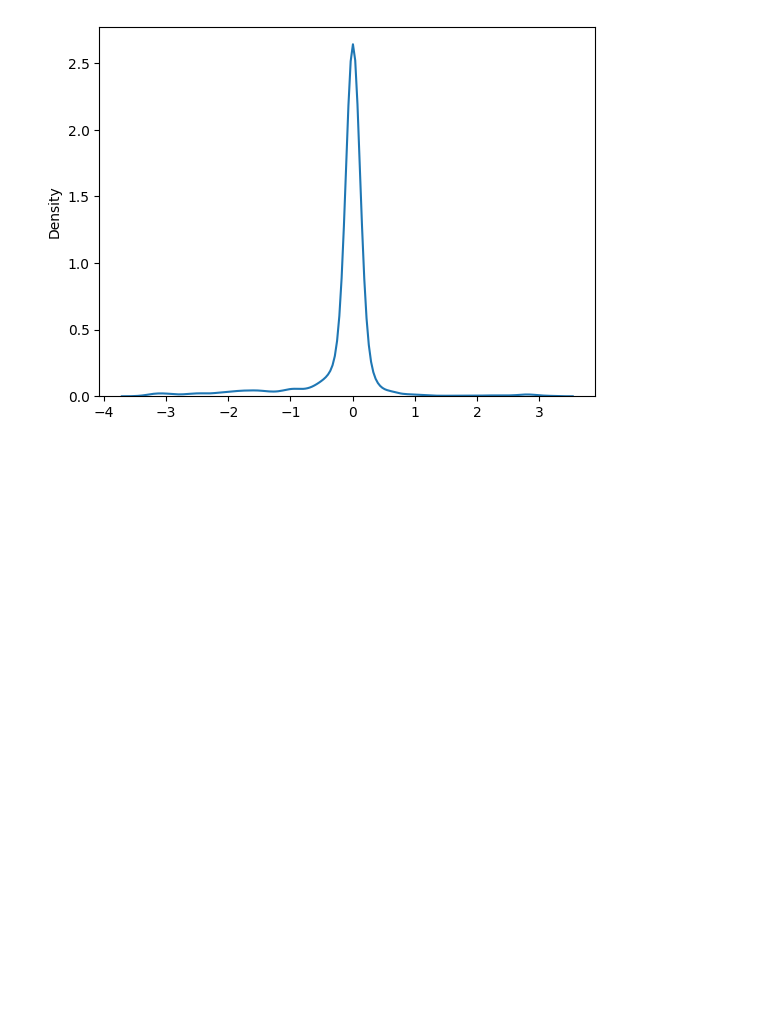
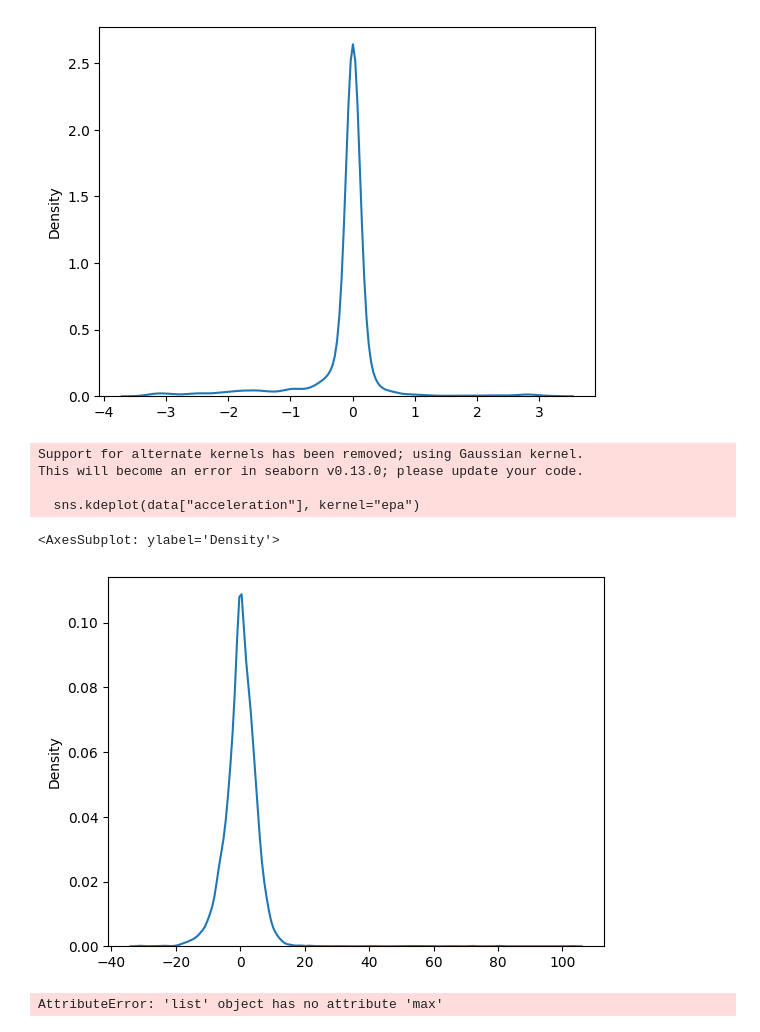
Before and after one commit to TingLiu1024/sgviz, a Jupyter notebook: Notebook/0203genSpeedAccYaw.ipynb, the cells around one changed output. Drawn from its saved outputs; the diff is of its cells as text; code cells hidden in the pictures; blank space fills up the shorter version.

```diff
--- a/Notebook/0203genSpeedAccYaw.ipynb
+++ b/Notebook/0203genSpeedAccYaw.ipynb
@@ -92,3 +92,16 @@ This will become an error in seaborn v0.13.0; please update your code.
   sns.kdeplot(data["yawDiff"], kernel="epa")
 <AxesSubplot: ylabel='Density'>
 [figure]
+# %%
+sns.kdeplot(data["acceleration"], kernel="epa")
+# %% [output]
+Support for alternate kernels has been removed; using Gaussian kernel.
+This will become an error in seaborn v0.13.0; please update your code.
+
+  sns.kdeplot(data["acceleration"], kernel="epa")
+<AxesSubplot: ylabel='Density'>
+[figure, added]
+# %%
+data["acceleration"].max()
+# %% [output]
+AttributeError: 'list' object has no attribute 'max'
```
Also changed, not shown: 10 other files.
